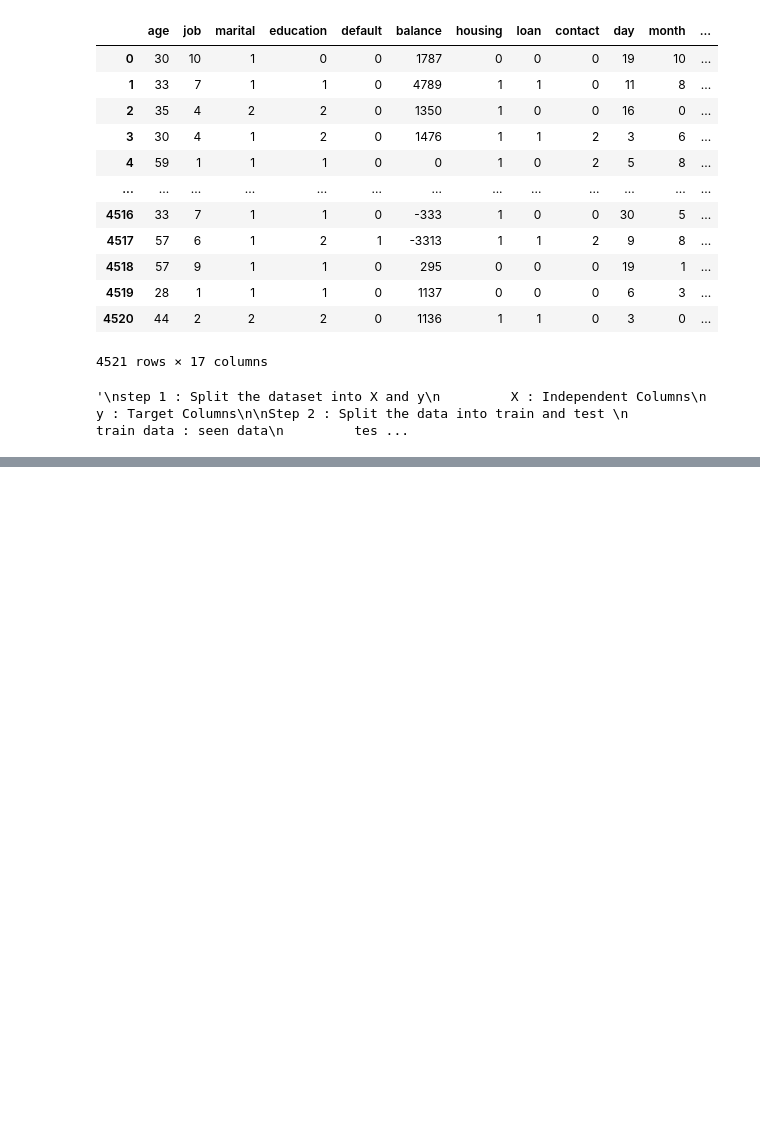
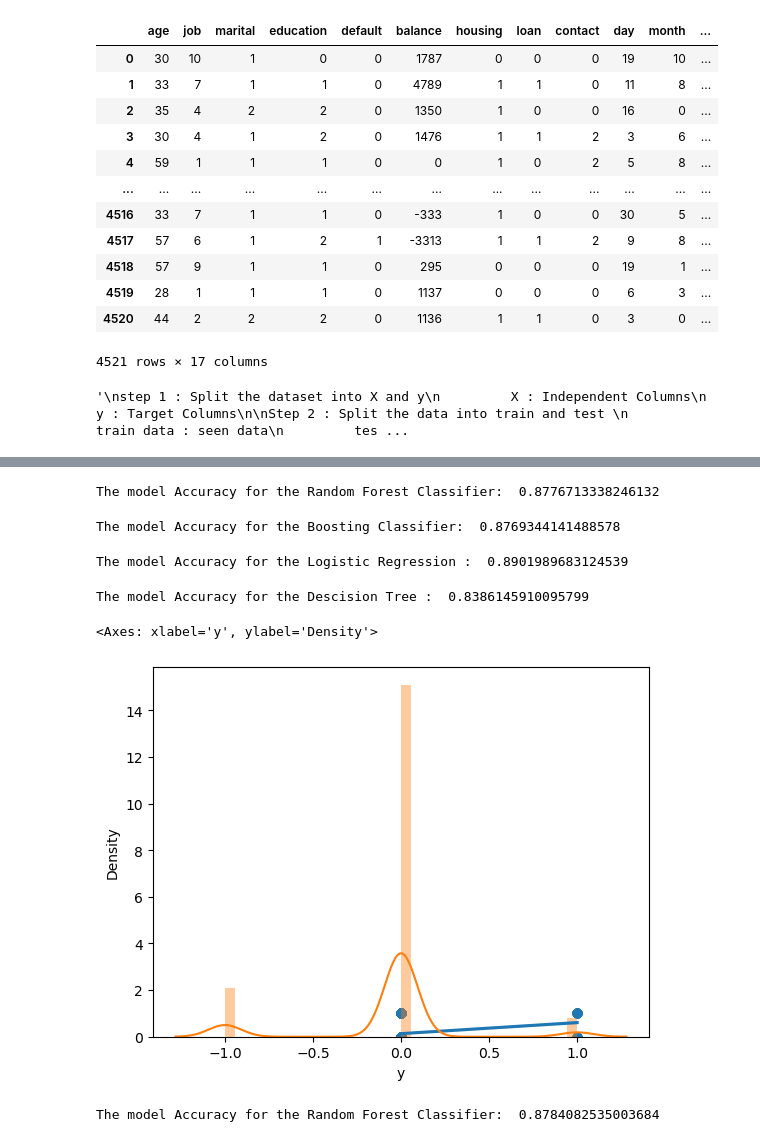
Before and after one commit to vikasmishra0921/Bank_Telemarketing_classifier, a Jupyter notebook: Model.ipynb, the cells around one changed output, grey strips where cells are left out. Saved outputs shown, nothing was run; the diff lists cells and outputs as text; code cells hidden in the pictures; blank space fills up the shorter version.

```diff
--- a/Model.ipynb
+++ b/Model.ipynb
@@ -421,9 +423,10 @@ y = df['y']
 X_train , X_test, y_train,y_test = train_test_split(X,y,test_size = 0.30, random_state = 42)
 # %%
 #Step 3: Balancing the Target Column
-from imblearn.over_sampling import SMOTE
-# from imblearn.under_sampling import ClusterCentroids
-sm = SMOTE(random_state= 42)
+from imblearn.over_sampling import SMOTE,ADASYN,SMOTEN,SMOTENC
+from imblearn.under_sampling import ClusterCentroids,AllKNN
+# sm = SMOTE(random_state= 42)
+sm = AllKNN()
 # sm = ClusterCentroids(random_state= 42)
 X_train , y_train = sm.fit_resample(X_train,y_train)
 
@@ -440,3 +443,69 @@ sc = MinMaxScaler() #Beacause the data is non-normal distribution
 
 X_train = sc.fit_transform(X_train)
 X_test = sc.transform(X_test)
+# %%
+from sklearn.ensemble import RandomForestClassifier
+from sklearn.metrics import accuracy_score
+
+RF = RandomForestClassifier().fit(X_train,y_train)
+y_pred_RF = RF.predict(X_test)
+
+print('The model Accuracy for the Random Forest Classifier: ' , accuracy_score(y_test,y_pred_RF))
+# %% [output]
+The model Accuracy for the Random Forest Classifier:  0.8776713338246132
+# %%
+from sklearn.ensemble import GradientBoostingClassifier
+
+gbr = GradientBoostingClassifier().fit(X_train,y_train)
+y_pred_gbr = gbr.predict(X_test)
+print('The model Accuracy for the Boosting Classifier: ' , accuracy_score(y_test,y_pred_gbr))
+# %% [output]
+The model Accuracy for the Boosting Classifier:  0.8769344141488578
+# %%
+#Logistic regression
+
+'''
+Classification problem:
+1. Binary Classification : Sigmoid function
+2. Multicass Classification : softmax classification
+'''
+
+from sklearn.linear_model import LogisticRegression
+
+LR = LogisticRegression().fit(X_train,y_train)
+y_pred_LR = LR.predict(X_test)
+
+print('The model Accuracy for the Logistic Regression : ' , accuracy_score(y_test,y_pred_LR))
+# %% [output]
+The model Accuracy for the Logistic Regression :  0.8901989683124539
+# %%
+#Tree based Algorithm
+
+from sklearn.tree import DecisionTreeClassifier
+
+DT = DecisionTreeClassifier().fit(X_train, y_train)
+y_pred_DT = DT.predict(X_test)
+
+print('The model Accuracy for the Descision Tree : ' , accuracy_score(y_test,y_pred_DT))
+
+
+
+#Model Performance
+
+sns.regplot(x = y_test, y = y_pred_DT)
+
+sns.distplot(y_test-y_pred_DT)
+# %% [output]
+The model Accuracy for the Descision Tree :  0.8386145910095799
+<Axes: xlabel='y', ylabel='Density'>
+[figure, added]
+# %%
+#RandomForest Classifier
+
+from sklearn.ensemble import RandomForestClassifier
+
+RF = RandomForestClassifier().fit(X_train,y_train)
+y_pred_RF = RF.predict(X_test)
+print('The model Accuracy for the Random Forest Classifier: ' , accuracy_score(y_test,y_pred_RF))
+# %% [output]
+The model Accuracy for the Random Forest Classifier:  0.8784082535003684
```
Also changed, not shown: parts of 16 cells of this notebook.
